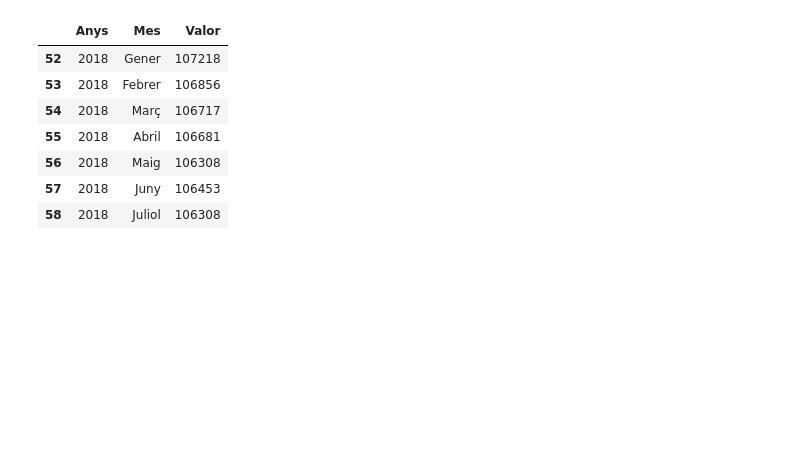
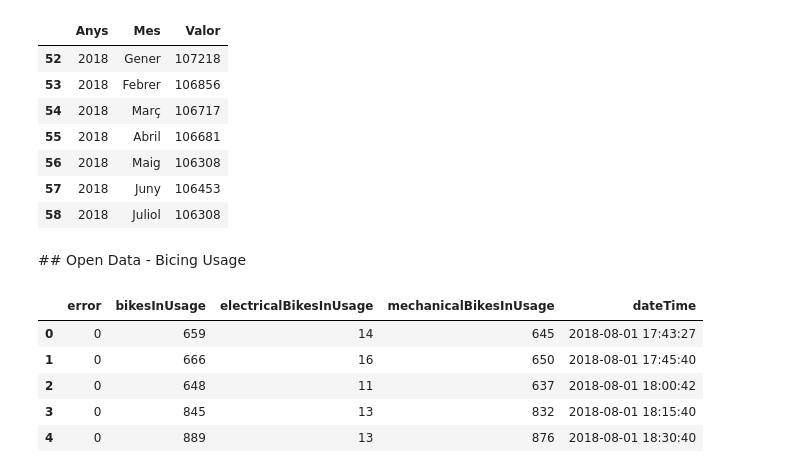
Before and after one commit to jonathan9879/barcelona_data, a Jupyter notebook: Data_tables.ipynb, the cells around one changed output. Cells and saved outputs as stored; diff of their text form; code cells hidden in the pictures; blank space fills up the shorter version.

Commit message:
Added tables for biking usage from open data

```diff
--- a/Data_tables.ipynb
+++ b/Data_tables.ipynb
@@ -184,3 +184,15 @@ abonats_bicing_2018
 # %%
 accidents_data = {'Anys': [2013, 2014, 2015, 2016, 2017], 'Ferits_Totals': [0,0,0,0,621], 'Ferits_Lleus':[0,0,0,0,605], 'Ferits_Greus':[0,0,0,0,16], 'Morts': [0,0,0,0,0]}
 accidents = pd.DataFrame(data = accidents_data)
+# %% [markdown]
+## Open Data - Bicing Usage
+# %%
+bicing_usage0818 = pd.read_csv('https://opendata-ajuntament.barcelona.cat/resources/bcn/2018_08_Agost_BICING_US.csv')
+bicing_usage0818.head()
+# %% [output]
+|  | error | bikesInUsage | electricalBikesInUsage | mechanicalBikesInUsage | dateTime |
+| 0 | 0 | 659 | 14 | 645 | 2018-08-01 17:43:27 |
+| 1 | 0 | 666 | 16 | 650 | 2018-08-01 17:45:40 |
+| 2 | 0 | 648 | 11 | 637 | 2018-08-01 18:00:42 |
+| 3 | 0 | 845 | 13 | 832 | 2018-08-01 18:15:40 |
+| 4 | 0 | 889 | 13 | 876 | 2018-08-01 18:30:40 |
```
Also changed, not shown: parts of 7 cells of this notebook.
